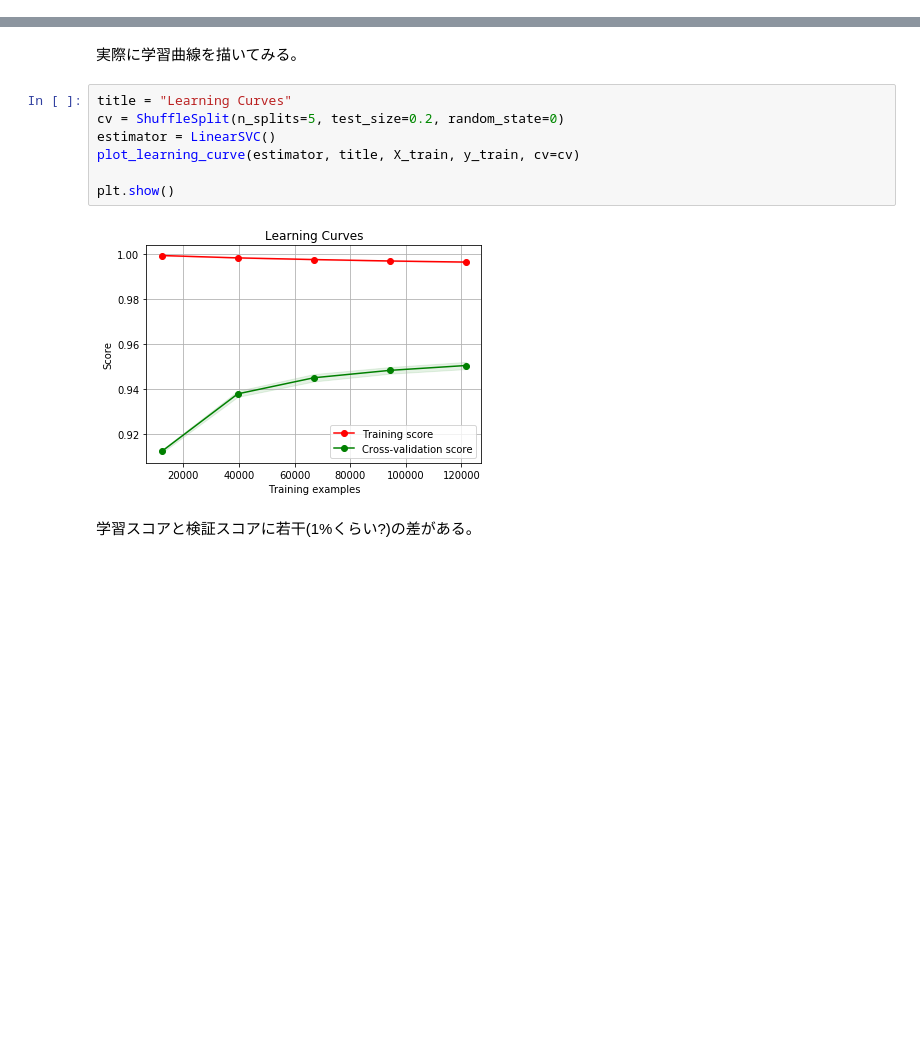
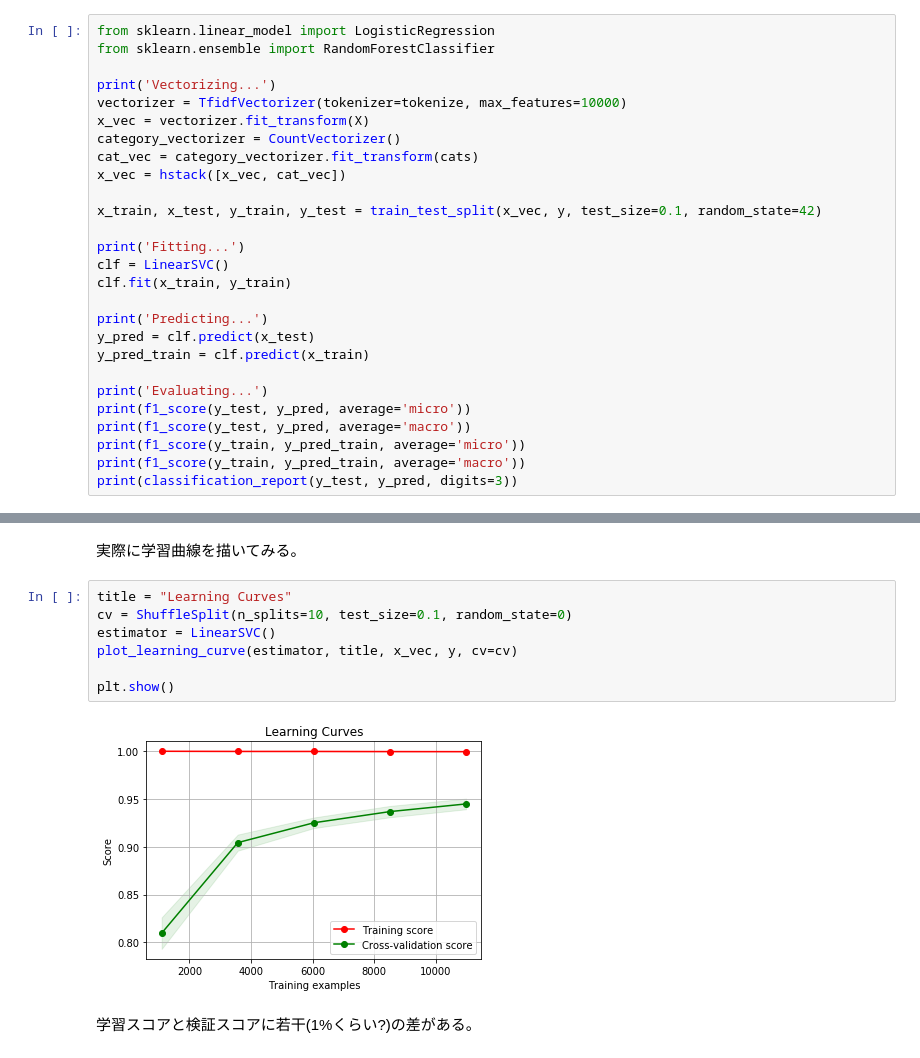
Before and after one commit to chakki-works/entitypedia, a Jupyter notebook: notebooks/baseline.ipynb, the cells around one changed output, grey strips where cells are left out. Drawn from its saved outputs; the diff is of its cells as text; blank space fills up the shorter version.

```diff
--- a/notebooks/baseline.ipynb
+++ b/notebooks/baseline.ipynb
@@ -57,0 +79,27 @@ X_test = vectorizer.transform(x_test)
+# %%
+from sklearn.linear_model import LogisticRegression
+from sklearn.ensemble import RandomForestClassifier
+
+print('Vectorizing...')
+vectorizer = TfidfVectorizer(tokenizer=tokenize, max_features=10000)
+x_vec = vectorizer.fit_transform(X)
+category_vectorizer = CountVectorizer()
+cat_vec = category_vectorizer.fit_transform(cats)
+x_vec = hstack([x_vec, cat_vec])
+
+x_train, x_test, y_train, y_test = train_test_split(x_vec, y, test_size=0.1, random_state=42)
+
+print('Fitting...')
+clf = LinearSVC()
+clf.fit(x_train, y_train)
+
+print('Predicting...')
+y_pred = clf.predict(x_test)
+y_pred_train = clf.predict(x_train)
+
+print('Evaluating...')
+print(f1_score(y_test, y_pred, average='micro'))
+print(f1_score(y_test, y_pred, average='macro'))
+print(f1_score(y_train, y_pred_train, average='micro'))
+print(f1_score(y_train, y_pred_train, average='macro'))
+print(classification_report(y_test, y_pred, digits=3))
@@ -143,12 +216,12 @@ def plot_learning_curve(estimator, title, X, y, ylim=None, cv=None,
 実際に学習曲線を描いてみる。
 # %%
 title = "Learning Curves"
-cv = ShuffleSplit(n_splits=5, test_size=0.2, random_state=0)
+cv = ShuffleSplit(n_splits=10, test_size=0.1, random_state=0)
 estimator = LinearSVC()
-plot_learning_curve(estimator, title, X_train, y_train, cv=cv)
+plot_learning_curve(estimator, title, x_vec, y, cv=cv)
 
 plt.show()
 # %% [output]
-[figure, old version]
+[figure, new version]
 # %% [markdown]
 学習スコアと検証スコアに若干(1%くらい?)の差がある。
```
Also changed, not shown: parts of 7 cells of this notebook.
